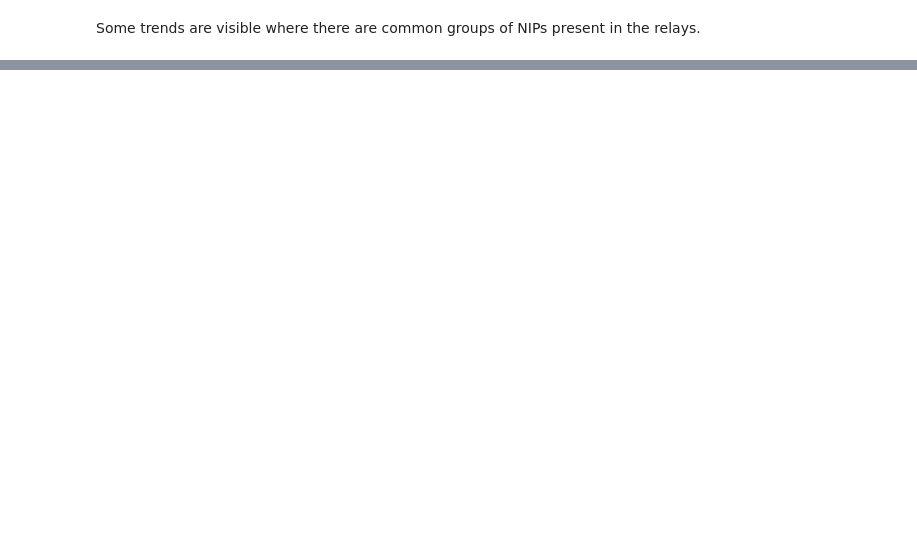
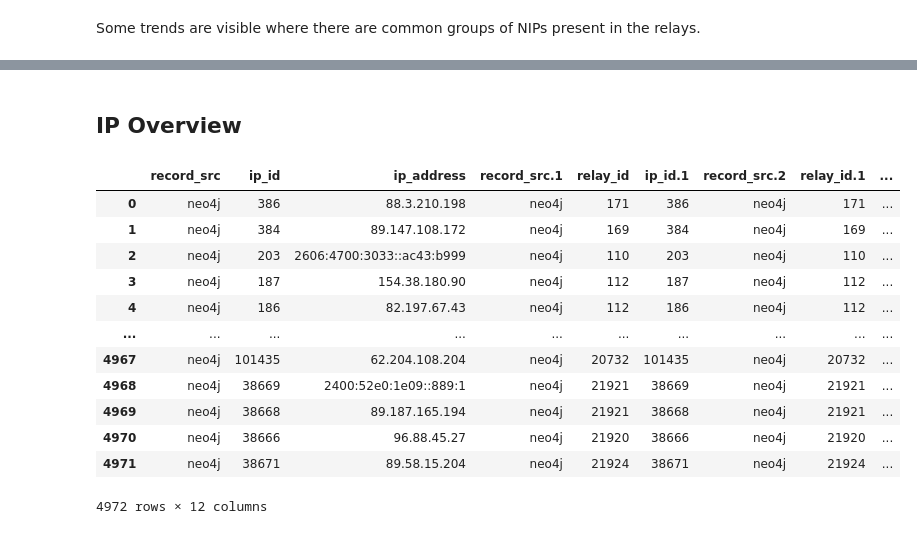
Before and after one commit to SEG-UNIBE/artio-insight, a Jupyter notebook: notebooks/artio.ipynb, the cells around one changed output, grey strips where cells are left out. Cells and saved outputs as stored; diff of their text form; code cells hidden in the pictures; blank space fills up the shorter version.

```diff
--- a/notebooks/artio.ipynb
+++ b/notebooks/artio.ipynb
@@ -234,0 +262,35 @@ plt.show()
+# %% [markdown]
+## IP Overview
+# %%
+%%sql
+SELECT i.record_src,
+       i.ip_id,
+       ip_address,
+       ri.record_src,
+       ri.relay_id,
+       ri.ip_id,
+       r.record_src,
+       r.relay_id,
+       relay_name,
+       event_count,
+       event_deleted_count,
+       pubkey_count
+FROM udm.ip AS i
+    INNER JOIN udm.relayip AS ri
+        ON ri.ip_id = i.ip_id
+    INNER JOIN udm.relay AS r
+        ON r.relay_id = ri.relay_id
+# %% [output]
+|  | record_src | ip_id | ip_address | record_src.1 | relay_id | ip_id.1 | record_src.2 | relay_id.1 | ... |
+| 0 | neo4j | 386 | 88.3.210.198 | neo4j | 171 | 386 | neo4j | 171 | ... |
+| 1 | neo4j | 384 | 89.147.108.172 | neo4j | 169 | 384 | neo4j | 169 | ... |
+| 2 | neo4j | 203 | 2606:4700:3033::ac43:b999 | neo4j | 110 | 203 | neo4j | 110 | ... |
+| 3 | neo4j | 187 | 154.38.180.90 | neo4j | 112 | 187 | neo4j | 112 | ... |
+| 4 | neo4j | 186 | 82.197.67.43 | neo4j | 112 | 186 | neo4j | 112 | ... |
+| ... | ... | ... | ... | ... | ... | ... | ... | ... | ... |
+| 4967 | neo4j | 101435 | 62.204.108.204 | neo4j | 20732 | 101435 | neo4j | 20732 | ... |
+| 4968 | neo4j | 38669 | 2400:52e0:1e09::889:1 | neo4j | 21921 | 38669 | neo4j | 21921 | ... |
+| 4969 | neo4j | 38668 | 89.187.165.194 | neo4j | 21921 | 38668 | neo4j | 21921 | ... |
+| 4970 | neo4j | 38666 | 96.88.45.27 | neo4j | 21920 | 38666 | neo4j | 21920 | ... |
+| 4971 | neo4j | 38671 | 89.58.15.204 | neo4j | 21924 | 38671 | neo4j | 21924 | ... |
+4972 rows × 12 columns
```
Also changed, not shown: parts of 34 cells of this notebook, 3 other files.
